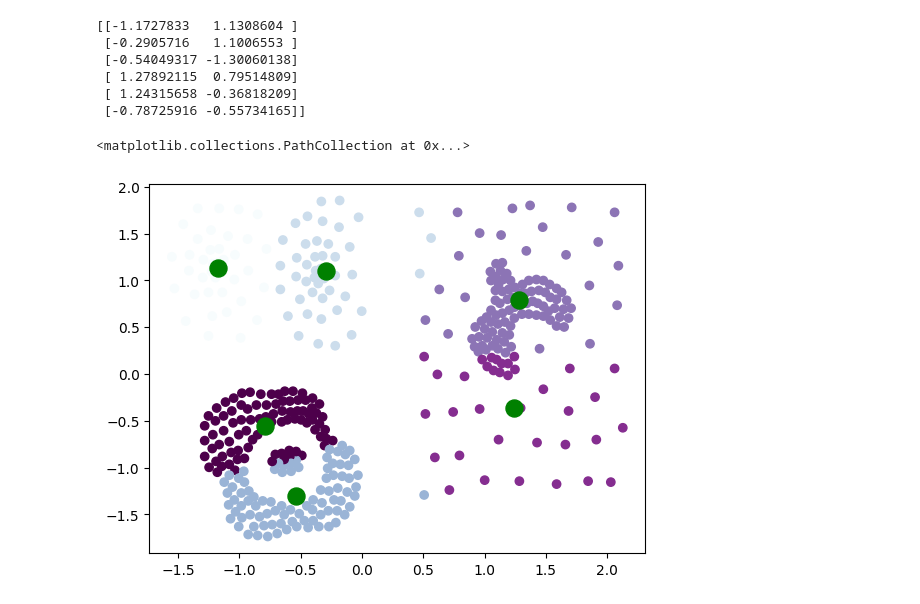
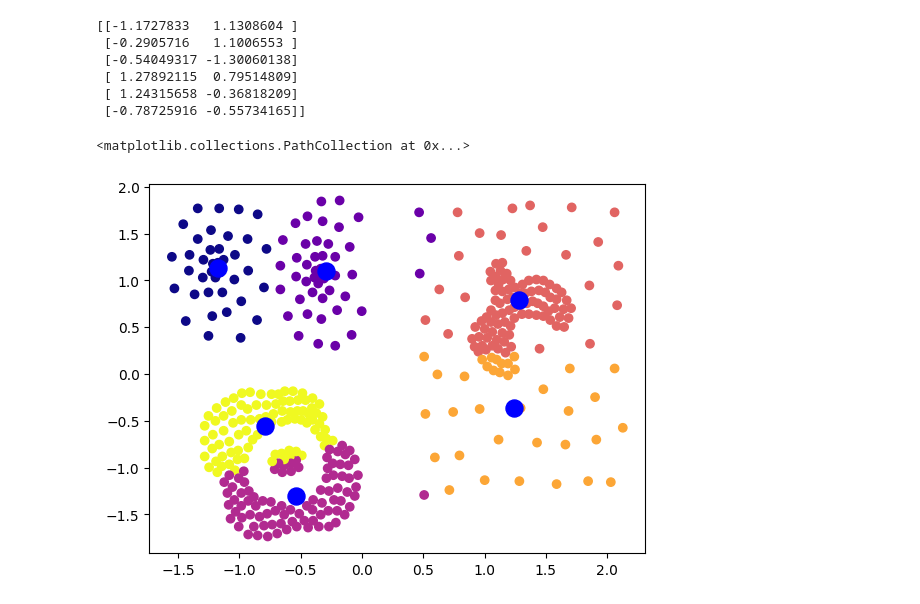
Before and after one commit to AnshikaaAgarwal/Clustering-On-Dummy-Datasets, a Jupyter notebook: K_Means.ipynb, the cells around one changed output. Saved outputs shown, nothing was run; the diff lists cells and outputs as text; code cells hidden in the pictures.

```diff
--- a/K_Means.ipynb
+++ b/K_Means.ipynb
@@ -228,8 +228,8 @@ print(centres_com)
  [ 1.24315658 -0.36818209]
  [-0.78725916 -0.55734165]]
 # %%
-plt.scatter(data_com_scaled[:, 0], data_com_scaled[:, 1], c=labels_com,cmap='BuPu')
-plt.scatter(centres_com[:, 0], centres_com[:, 1], c='green', marker='o', s=150)
+plt.scatter(data_com_scaled[:, 0], data_com_scaled[:, 1], c=labels_com,cmap='plasma')
+plt.scatter(centres_com[:, 0], centres_com[:, 1], c='blue', marker='o', s=150)
 # %% [output]
 <matplotlib.collections.PathCollection at 0x...>
-[figure, old version]
+[figure, new version]
```
Also changed, not shown: parts of 2 cells of this notebook.
